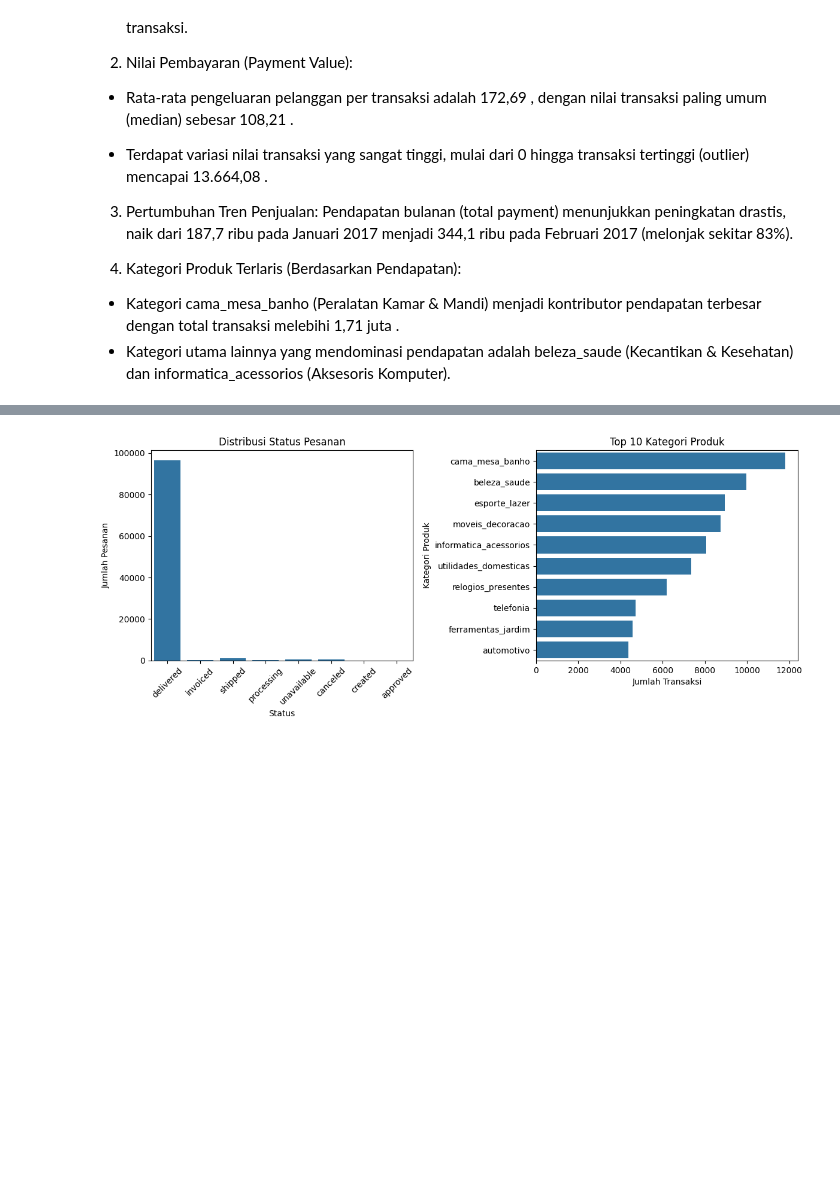
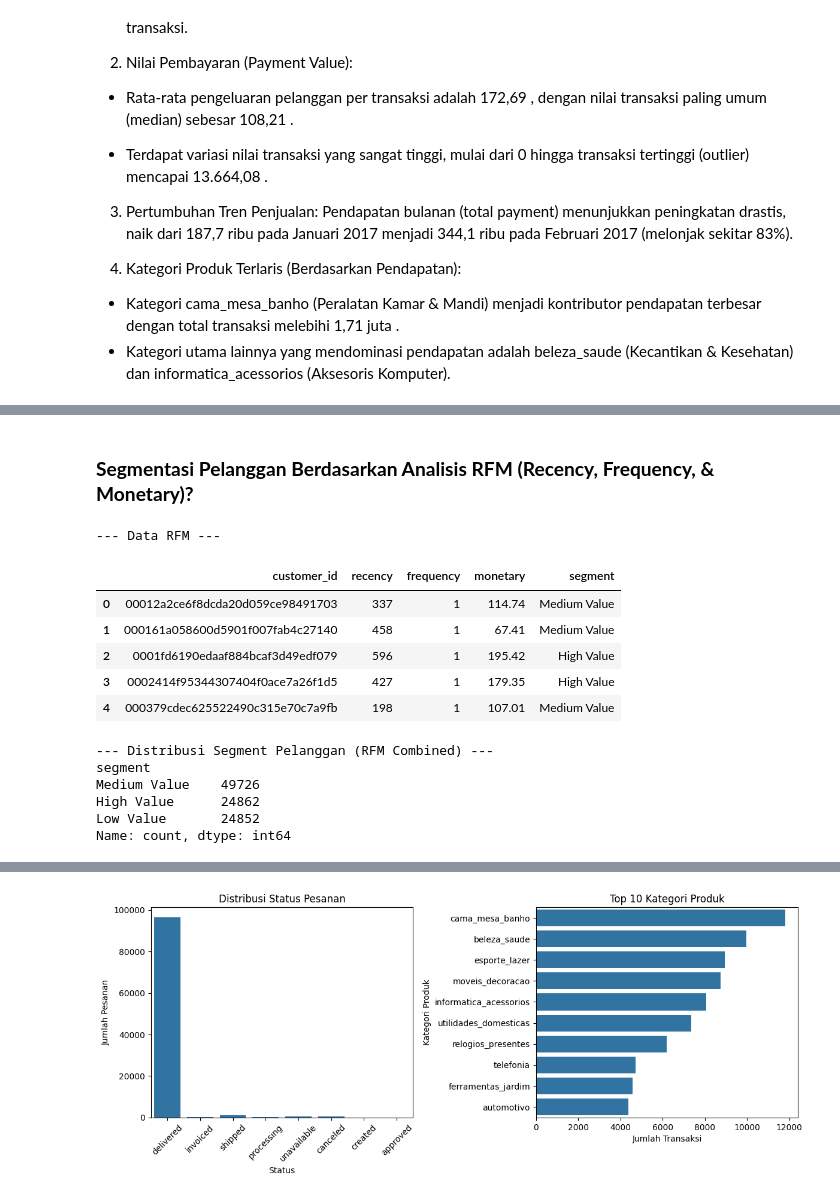
Before and after one commit to faizinnoval/analisis-data-by-asah, a Jupyter notebook: Proyek_Analisis_Data.ipynb, the cells around one changed output, grey strips where cells are left out. Drawn from its saved outputs; the diff is of its cells as text; code cells hidden in the pictures; blank space fills up the shorter version.

```diff
--- a/Proyek_Analisis_Data.ipynb
+++ b/Proyek_Analisis_Data.ipynb
@@ -345,0 +408,70 @@ dtype: float64
+# %% [markdown]
+### **Segmentasi Pelanggan Berdasarkan Analisis RFM (Recency, Frequency, & Monetary)?**
+# %%
+# 1. Menggabungkan dataset untuk analisis Recency, Frequency, dan Monetary
+rfm_df = orders.merge(payments, on='order_id')
+rfm_df = rfm_df.merge(customers, on='customer_id')
+
+# 2. Menentukan snapshot date
+snapshot_date = rfm_df['order_purchase_timestamp'].max()
+
+# 3. Menghitung RFM
+# Menentukan tanggal acuan analisis (max order date + 1 hari)
+recent_date = main_df['order_purchase_timestamp'].max() + pd.Timedelta(days=1)
+
+rfm_df = main_df.groupby('customer_id').agg({
+    'order_purchase_timestamp': lambda x: (recent_date - x.max()).days, # Recency
+    'order_id': 'count',                                               # Frequency
+    'price': 'sum'                                                     # Monetary
+}).reset_index()
+
+rfm_df.columns = ['customer_id', 'recency', 'frequency', 'monetary']
+
+print("\n--- Data RFM ---")
+display(rfm.head())
+# %% [output]
+--- Data RFM ---
+|  | customer_id | recency | frequency | monetary | segment |
+| 0 | 00012a2ce6f8dcda20d059ce98491703 | 337 | 1 | 114.74 | Medium Value |
+| 1 | 000161a058600d5901f007fab4c27140 | 458 | 1 | 67.41 | Medium Value |
+| 2 | 0001fd6190edaaf884bcaf3d49edf079 | 596 | 1 | 195.42 | High Value |
+| 3 | 0002414f95344307404f0ace7a26f1d5 | 427 | 1 | 179.35 | High Value |
+| 4 | 000379cdec625522490c315e70c7a9fb | 198 | 1 | 107.01 | Medium Value |
+# %%
+# Memberikan skor 1-5 untuk Recency, Frequency, dan Monetary
+# Recency: Nilai lebih kecil lebih baik (skor 5)
+rfm_df['r_score'] = pd.qcut(rfm_df['recency'], q=5, labels=[5, 4, 3, 2, 1], duplicates='drop')
+
+# Frequency & Monetary: Nilai lebih besar lebih baik (skor 5)
+rfm_df['f_score'] = pd.cut(rfm_df['frequency'], bins=5, labels=[1, 2, 3, 4, 5], duplicates='drop')
+rfm_df['m_score'] = pd.qcut(rfm_df['monetary'], q=5, labels=[1, 2, 3, 4, 5], duplicates='drop')
+
+# Konversi skor ke integer
+rfm_df['r_score'] = rfm_df['r_score'].astype(int)
+rfm_df['f_score'] = rfm_df['f_score'].astype(int)
+rfm_df['m_score'] = rfm_df['m_score'].astype(int)
+
+# Menghitung Total Skor RFM
+rfm_df['rfm_score'] = rfm_df['r_score'] + rfm_df['f_score'] + rfm_df['m_score']
+
+# Mengelompokkan Pelanggan berdasarkan Total Skor RFM
+def segment_customer(score):
+    if score >= 12:
+        return 'High Value'
+    elif score >= 8:
+        return 'Medium Value'
+    else:
+        return 'Low Value'
+
+rfm_df['customer_segment'] = rfm_df['rfm_score'].apply(segment_customer)
+
+# Menampilkan distribusi segmentasi terbaru
+print("\n--- Distribusi Segment Pelanggan (RFM Combined) ---")
+print(rfm['segment'].value_counts())
+# %% [output]
+--- Distribusi Segment Pelanggan (RFM Combined) ---
+segment
+Medium Value    49726
+High Value      24862
+Low Value       24852
+Name: count, dtype: int64
```
Also changed, not shown: parts of 32 cells of this notebook, 3 other files.
